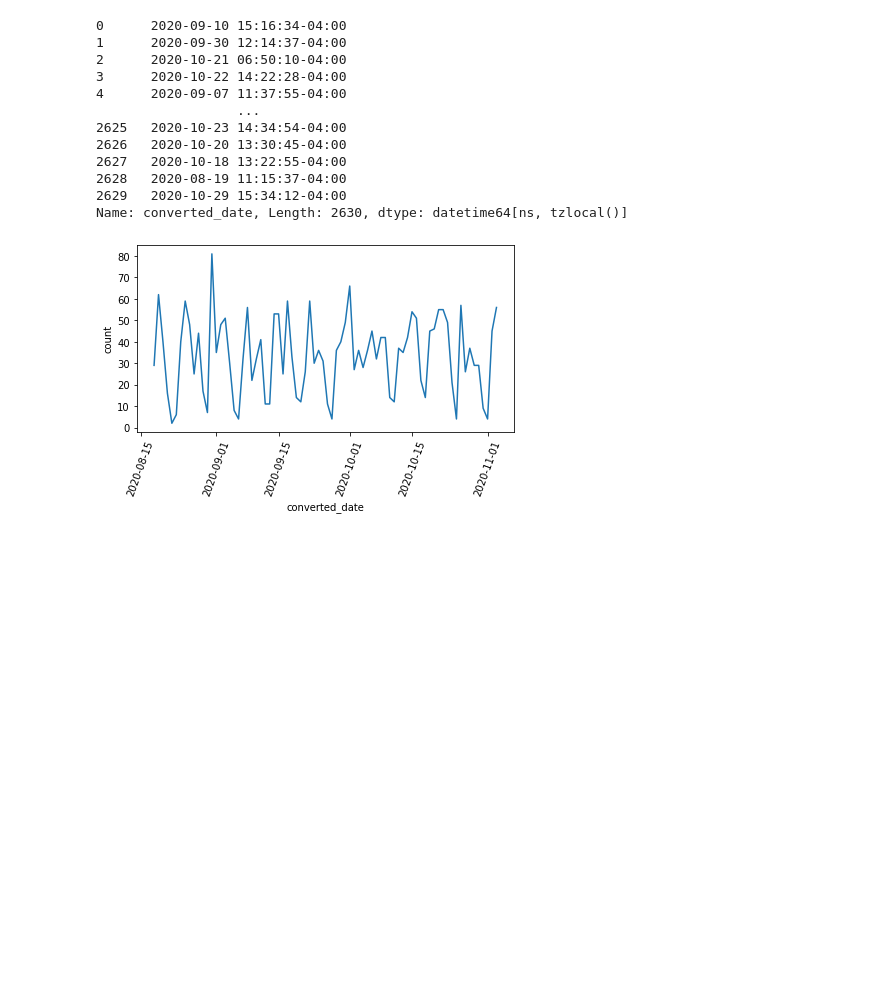
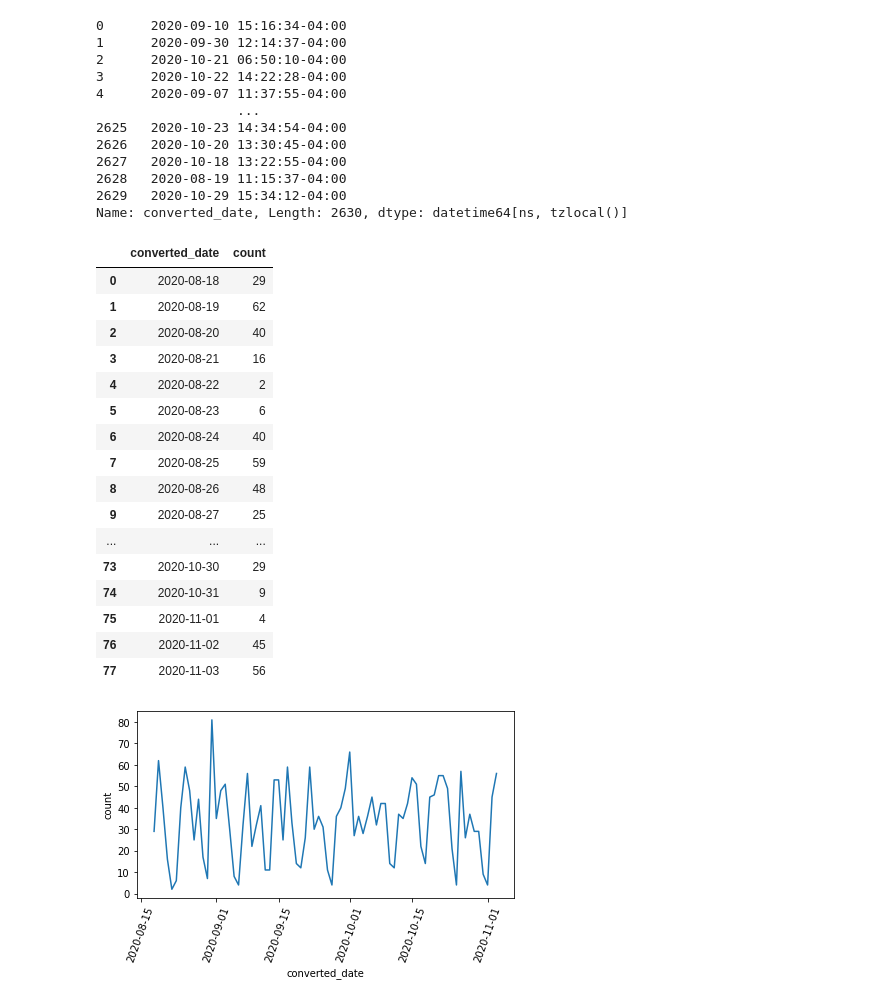
Before and after one commit to saviaga/Latinx2020, a Jupyter notebook: Latinx2020_FB_Content-Analysis-Community.ipynb, the cells around one changed output. Cells and saved outputs as stored; diff of their text form; code cells hidden in the pictures; blank space fills up the shorter version.

```diff
--- a/Latinx2020_FB_Content-Analysis-Community.ipynb
+++ b/Latinx2020_FB_Content-Analysis-Community.ipynb
@@ -128,9 +128,27 @@ Name: converted_date, Length: 2630, dtype: datetime64[ns, tzlocal()]
 posts['converted_date']=posts['converted_date'].dt.date
 # %%
 import seaborn as sns
-#pd.set_option('display.max_rows', None)
+pd.set_option('display.max_rows', None)
 group_date = posts.groupby('converted_date').agg({'Facebook Id':'count'}).reset_index().rename(columns={'Facebook Id':'count'})
-group_date.to_csv('Community_Groups_Counts.csv',index = False)
+group_date
+# %% [output]
+|  | converted_date | count |
+| 0 | 2020-08-18 | 29 |
+| 1 | 2020-08-19 | 62 |
+| 2 | 2020-08-20 | 40 |
+| 3 | 2020-08-21 | 16 |
+| 4 | 2020-08-22 | 2 |
+| 5 | 2020-08-23 | 6 |
+| 6 | 2020-08-24 | 40 |
+| 7 | 2020-08-25 | 59 |
+| 8 | 2020-08-26 | 48 |
+| 9 | 2020-08-27 | 25 |
+| ... | ... | ... |
+| 73 | 2020-10-30 | 29 |
+| 74 | 2020-10-31 | 9 |
+| 75 | 2020-11-01 | 4 |
+| 76 | 2020-11-02 | 45 |
+| 77 | 2020-11-03 | 56 |
 # %%
 sns.lineplot(data=group_date, x='converted_date', y='count')
 plt.xticks(rotation=70)
```
Also changed, not shown: 2 other files.
